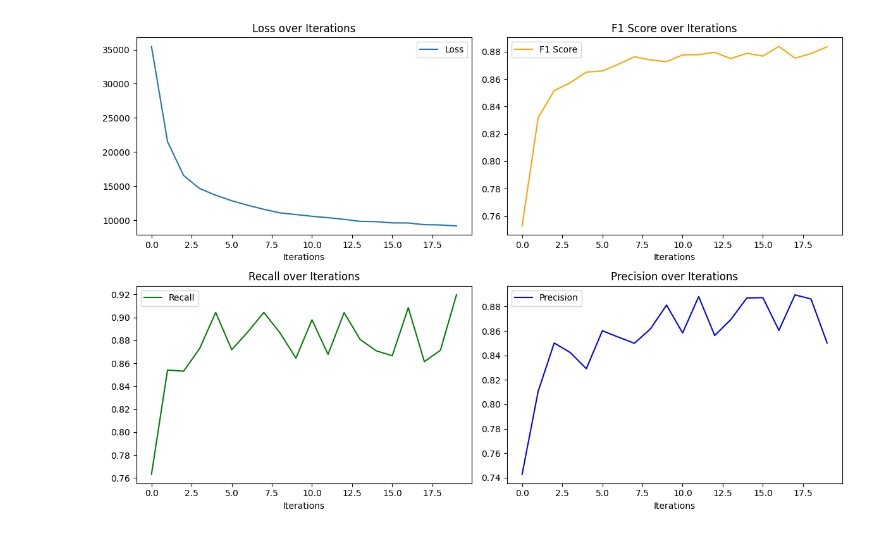
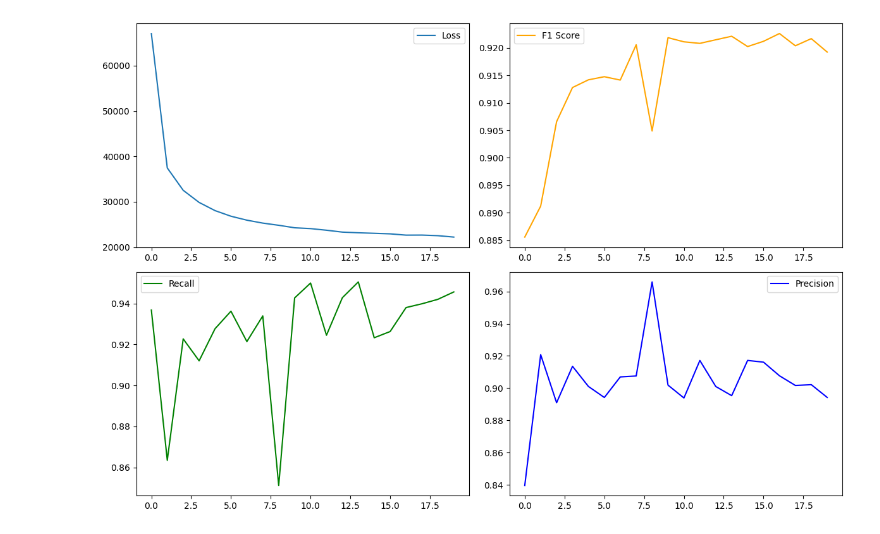
Before and after one commit to JeanBaptiste02/Travel-Order-Resolver, a Jupyter notebook: ai/nlp/notebooks/spacy/training/model_training.ipynb, the cells around one changed output. Cells and saved outputs as stored; diff of their text form; code cells hidden in the pictures.

Commit message:
model trained with new dataset for tokne

```diff
--- a/ai/nlp/notebooks/spacy/training/model_training.ipynb
+++ b/ai/nlp/notebooks/spacy/training/model_training.ipynb
@@ -128,8 +108,8 @@ Number of misaligned examples ignored: 9010
 # %%
 examples = []
-for text, annots in CONVERTED_TRAIN_DATA:
+for text, annotations in CONVERTED_TRAIN_DATA:
     try:
         doc = nlp.make_doc(text)
-        examples.append(Example.from_dict(doc, annots))
+        examples.append(Example.from_dict(doc, annotations))
     except ValueError:
         continue
@@ -155,24 +128,29 @@ Validation data: 20913 examples
 # %%
-# Fine-tuning the model and tracking performance
+# Entraînement du modèle
+def evaluate(nlp, examples):
+    scorer = Scorer()
+    examples_to_score = []
+    for example in examples:
+        pred_doc = nlp(example.text)
+        scored_example = Example(pred_doc, example.reference)
+        examples_to_score.append(scored_example)
+    return scorer.score(examples_to_score)
+
 losses_hist, f1_hist, recall_hist, precision_hist = [], [], [], []
-epochs = 20  # Nombre d'époques
+epochs = 20
+
 with nlp.disable_pipes(*[pipe for pipe in nlp.pipe_names if pipe != "ner"]):
     optimizer = nlp.begin_training()
-
-    # Boucle sur les époques avec une barre de progression
-    for i in tqdm(range(epochs), desc="Entraînement du modèle (par époque)", unit="époque"):
+    for epoch in tqdm(range(epochs), desc="Training model"):
         random.shuffle(train_data)
         losses = {}
+        batches = list(minibatch(train_data, size=compounding(16.0, 64.0, 1.001)))
+        for batch in tqdm(batches, desc=f"Epoch {epoch+1}/{epochs}", leave=False):
+            nlp.update(batch, drop=0.2, losses=losses, sgd=optimizer)
+        print(f"Loss at epoch {epoch}: {losses}")
+        losses_hist.append(losses['ner'])
 
-        # Boucle sur les batches avec une autre barre de progression
-        batches = minibatch(train_data, size=compounding(16.0, 64.0, 1.001))
-        for batch in tqdm(batches, desc=f"Époque {i+1}/{epochs}", leave=False, unit="batch"):
-            nlp.update(batch, drop=0.2, losses=losses, sgd=optimizer)
-
-        print(f"Losses at epoch {i}: {losses}")
-
-        # Track losses and evaluation scores over iterations
-        losses_hist.append(losses['ner'])
+        # Validation
         valid_scores = evaluate(nlp, valid_data)
         f1_hist.append(valid_scores['ents_f'])
         recall_hist.append(valid_scores['ents_r'])
@@ -241,22 +186,16 @@ plot_label_distribution(valid_data, "Validation")
 # %%
-# Performance Curves
+# Visualisation des performances
 def draw_scores(losses_hist, f1_hist, recall_hist, precision_hist):
     fig, axs = plt.subplots(2, 2, figsize=(12, 8))
     axs[0, 0].plot(losses_hist, label="Loss")
-    axs[0, 0].set_title("Loss over Iterations")
     axs[0, 1].plot(f1_hist, label="F1 Score", color="orange")
-    axs[0, 1].set_title("F1 Score over Iterations")
     axs[1, 0].plot(recall_hist, label="Recall", color="green")
-    axs[1, 0].set_title("Recall over Iterations")
     axs[1, 1].plot(precision_hist, label="Precision", color="blue")
-    axs[1, 1].set_title("Precision over Iterations")
     for ax in axs.flat:
         ax.legend()
-        ax.set_xlabel("Iterations")
     plt.tight_layout()
     plt.show()
 
-# Plot performance curves
 draw_scores(losses_hist, f1_hist, recall_hist, precision_hist)
 # %% [output]
-[figure, old version]
+[figure, new version]
```
Also changed, not shown: parts of 19 cells of this notebook.
